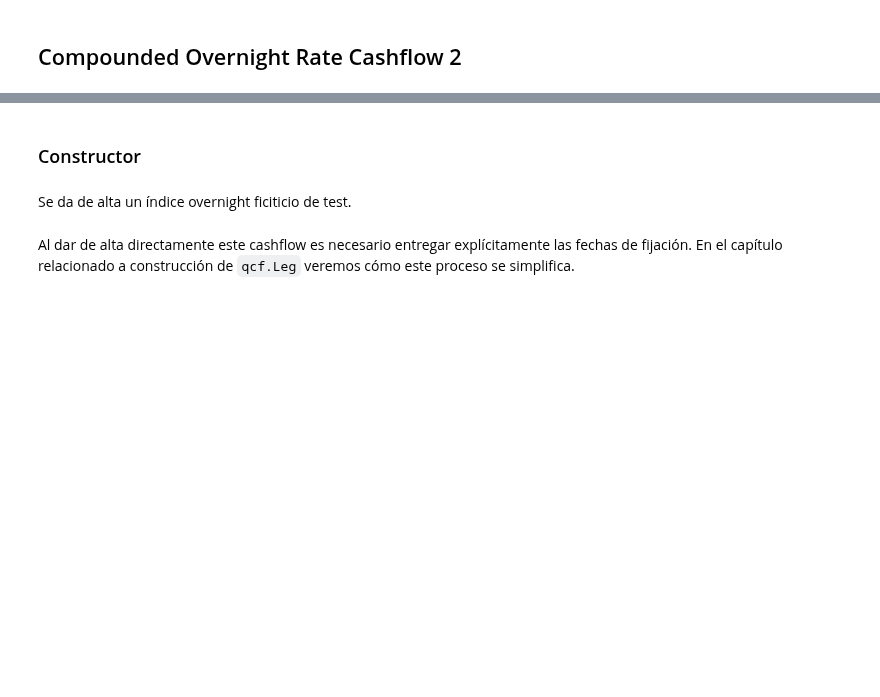
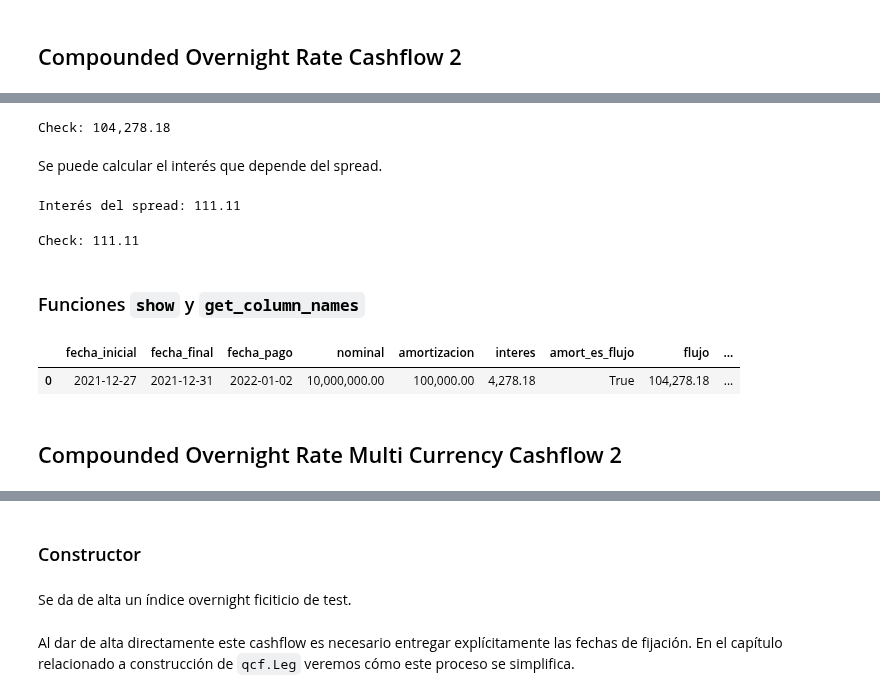
Before and after one commit to qcfinancial/qcfinancial-docs, a Jupyter notebook: 2_Cashflows.ipynb, the cells around one changed output, grey strips where cells are left out. Cells and saved outputs as stored; diff of their text form; code cells hidden in the pictures; blank space fills up the shorter version.

Commit message:
Varias mejoras en Cashflows. Los videos en YouTube corresponden a esta version.

```diff
--- a/2_Cashflows.ipynb
+++ b/2_Cashflows.ipynb
@@ -1537,0 +1447,12 @@ El efecto de lookback y lockout aún no está implementado.
+# %%
+fecha_inicio = qcf.QCDate(27, 12, 2021)
+fecha_final = qcf.QCDate(31, 12, 2021)
+fecha_pago = qcf.QCDate(2, 1, 2022)
+nocional = 10_000_000.0
+amortizacion = 100_000.0
+amort_is_cashflow = True
+notional_currency = qcf.QCUSD()
+spread = 0.001
+gearing = 1.5
+interest_rate = qcf.QCInterestRate(0.0, qcf.QCAct360(), qcf.QCLinearWf())
+eq_rate_decimal_places = 8
@@ -1537,0 +1461,18 @@ El efecto de lookback y lockout aún no está implementado.
+# %%
+cor_cashflow_2 = qcf.CompoundedOvernightRateCashflow2(
+    oitest,
+    fecha_inicio,
+    fecha_final,
+    fecha_pago,
+    fixing_dates,
+    nocional,
+    amortizacion,
+    amort_is_cashflow,
+    notional_currency,
+    spread,
+    gearing,
+    interest_rate,
+    eq_rate_decimal_places,
+    lookback := 0,
+    lockout := 0,
+)
@@ -1537,0 +1527,3 @@ El efecto de lookback y lockout aún no está implementado.
+# %%
+cor_cashflow_2.set_notional(nocional)
+cor_cashflow_2.set_amortization(amortizacion)
@@ -1537,0 +1577,28 @@ El efecto de lookback y lockout aún no está implementado.
+# %%
+check = ((1 + 0.01 / 360) * (1 + 0.02 / 360.0) * (1 + 0.03 / 360.0) * (1 + 0.04 / 360.0) - 1) * 360 / 4.0
+print(f"Check: {nocional * (check * gearing + spread) * 4 / 360 + amortizacion:,.2f}")
+# %% [output]
+Check: 104,278.18
+# %% [markdown]
+Se puede calcular el interés que depende del spread.
+# %%
+print(f"Interés del spread: {cor_cashflow_2.interest_from_spread():,.2f}")
+# %% [output]
+Interés del spread: 111.11
+# %%
+print(f"Check: {nocional * spread * 4 / 360:,.2f}")
+# %% [output]
+Check: 111.11
+# %% [markdown]
+### Funciones `show` y `get_column_names`
+# %%
+df = pd.DataFrame(
+    [qcf.show(cor_cashflow_2)],
+    columns=qcf.get_column_names("CompoundedOvernightRateCashflow2", "")
+)
+df.style.format(aux.format_dict)
+# %% [output]
+|  | fecha_inicial | fecha_final | fecha_pago | nominal | amortizacion | interes | amort_es_flujo | flujo | ... |
+| 0 | 2021-12-27 | 2021-12-31 | 2022-01-02 | 10,000,000.00 | 100,000.00 | 4,278.18 | True | 104,278.18 | ... |
+# %% [markdown]
+## Compounded Overnight Rate Multi Currency Cashflow 2
```
Also changed, not shown: parts of 141 cells of this notebook, 1 other file.
